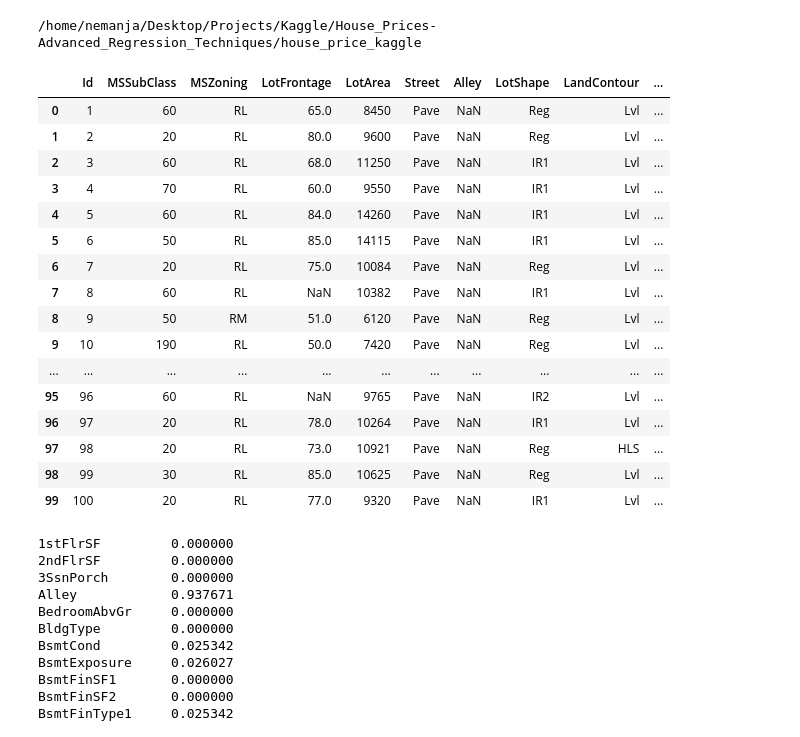
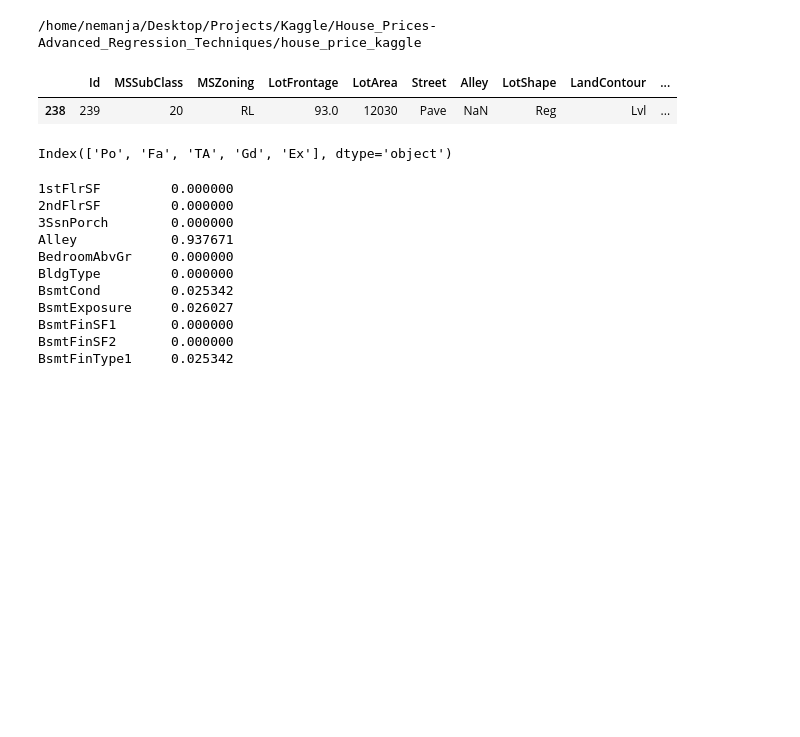
Before and after one commit to dtourolle/house_price_kaggle, a Jupyter notebook: notebooks/EDA.ipynb, the cells around one changed output. Cells and saved outputs as stored; diff of their text form; code cells hidden in the pictures; blank space fills up the shorter version.

```diff
--- a/notebooks/EDA.ipynb
+++ b/notebooks/EDA.ipynb
@@ -29,25 +29,10 @@ def display_all(df):
     with pd.option_context("display.max_rows", 2000, "display.max_columns", 100):
         display(df)
 # %%
-display_all(df_raw.iloc[:100])
+display_all(df_raw.iloc[238:239])
 # %% [output]
 |  | Id | MSSubClass | MSZoning | LotFrontage | LotArea | Street | Alley | LotShape | LandContour | ... |
-| 0 | 1 | 60 | RL | 65.0 | 8450 | Pave | NaN | Reg | Lvl | ... |
-| 1 | 2 | 20 | RL | 80.0 | 9600 | Pave | NaN | Reg | Lvl | ... |
-| 2 | 3 | 60 | RL | 68.0 | 11250 | Pave | NaN | IR1 | Lvl | ... |
-| 3 | 4 | 70 | RL | 60.0 | 9550 | Pave | NaN | IR1 | Lvl | ... |
-| 4 | 5 | 60 | RL | 84.0 | 14260 | Pave | NaN | IR1 | Lvl | ... |
-| 5 | 6 | 50 | RL | 85.0 | 14115 | Pave | NaN | IR1 | Lvl | ... |
-| 6 | 7 | 20 | RL | 75.0 | 10084 | Pave | NaN | Reg | Lvl | ... |
-| 7 | 8 | 60 | RL | NaN | 10382 | Pave | NaN | IR1 | Lvl | ... |
-| 8 | 9 | 50 | RM | 51.0 | 6120 | Pave | NaN | Reg | Lvl | ... |
-| 9 | 10 | 190 | RL | 50.0 | 7420 | Pave | NaN | Reg | Lvl | ... |
-| ... | ... | ... | ... | ... | ... | ... | ... | ... | ... | ... |
-| 95 | 96 | 60 | RL | NaN | 9765 | Pave | NaN | IR2 | Lvl | ... |
-| 96 | 97 | 20 | RL | 78.0 | 10264 | Pave | NaN | IR1 | Lvl | ... |
-| 97 | 98 | 20 | RL | 73.0 | 10921 | Pave | NaN | Reg | HLS | ... |
-| 98 | 99 | 30 | RL | 85.0 | 10625 | Pave | NaN | Reg | Lvl | ... |
-| 99 | 100 | 20 | RL | 77.0 | 9320 | Pave | NaN | IR1 | Lvl | ... |
+| 238 | 239 | 20 | RL | 93.0 | 12030 | Pave | NaN | Reg | Lvl | ... |
 # %%
 df_raw.SalePrice = np.log(df_raw.SalePrice)
 # %%
@@ -58,3 +66,7 @@ train_cats(df_raw)
+# %%
+df_raw.ExterQual.cat.categories
+# %% [output]
+Index(['Po', 'Fa', 'TA', 'Gd', 'Ex'], dtype='object')
 # %%
 display_all(df_raw.isnull().sum().sort_index()/len(df_raw))
 # %% [output]
```
Also changed, not shown: parts of 11 cells of this notebook.
